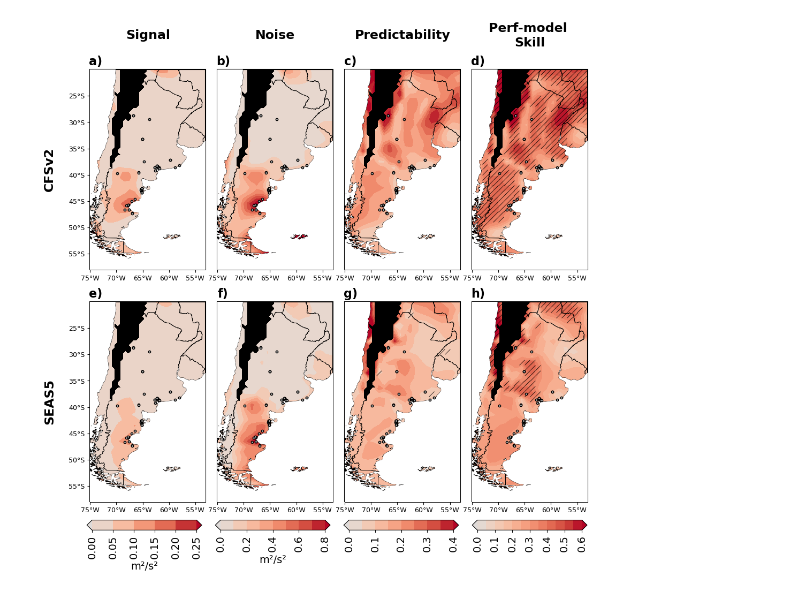
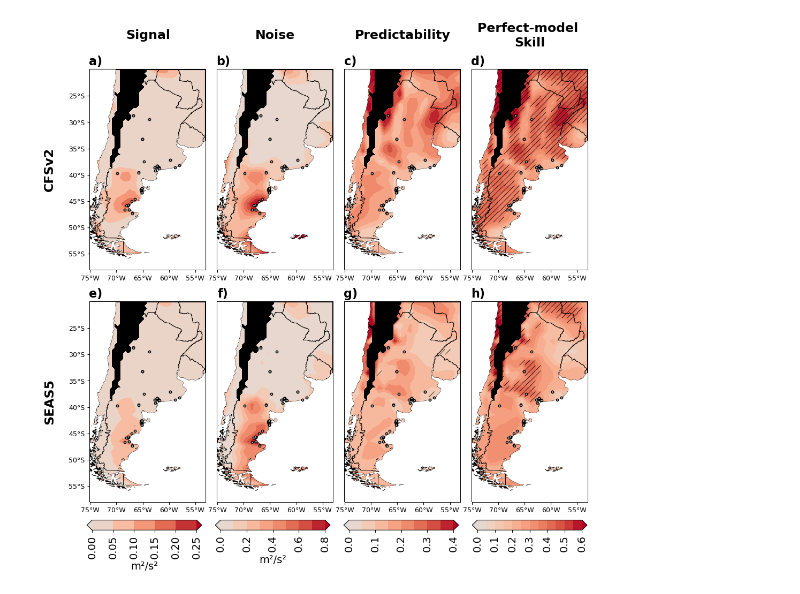
Before and after one commit to cviazzo17/WindForecastEval, a Jupyter notebook: ipynb/predictability/predictability.ipynb, the cells around one changed output. Saved outputs shown, nothing was run; the diff lists cells and outputs as text; code cells hidden in the pictures.

```diff
--- a/ipynb/predictability/predictability.ipynb
+++ b/ipynb/predictability/predictability.ipynb
@@ -40,12 +40,12 @@ data_graph = [list_cfsv2, list_seas5]
 # %%
 letters = [['a)', 'b)', 'c)', 'd)'],
            ['e)', 'f)', 'g)', 'h)']]
-variables = ['Signal', 'Noise', 'Predictability', 'Perf-model \nSkill']
+variables = ['Signal', 'Noise', 'Predictability', 'Perfect-model \nSkill']
 var_levels = [np.arange(0, 0.30, 0.05),  # signal
               np.arange(0, 0.90, 0.1),  # noise
               np.arange(0, 0.45, 0.05),
               np.arange(0, 0.65, 0.05)]
-bases = ['CFSv2', 'ECMWFs5']
+bases = ['CFSv2', 'SEAS5']
 
 latnorth, latsouth, lonwest, loneast = -20, -58, -75, -53
 
@@ -76,7 +76,7 @@ lats_w = df.apply(lambda row: row['Lat'][0], axis=1).tolist()
 lons_w = df.apply(lambda row: row['Lat'][1], axis=1).tolist()
 
 # Load elevation data
-elev_file = '/home/carla/Desktop/Tesis/Datos/elev.0.5-deg.nc'
+elev_file = path_in + '/elev.0.5-deg.nc'
 elev_data = Dataset(elev_file, mode='r')
 lons_ele, lats_ele = np.meshgrid(elev_data.variables['lon'][:], elev_data.variables['lat'][:])
 elev = ma.masked_where(elev_data.variables['data'][:] < 1500, elev_data.variables['data'][:])
@@ -122,7 +122,7 @@ for i, base in enumerate(bases):
             idx = (data_graph[i][0] * (M[i]-1) * T / (data_graph[i][1] * (T-1))) < F_crit
             ax.scatter(lon[idx], lat[idx], marker=(2, 0, 315), color='k', s=100, linewidth=0.55)
 
-        if variable == 'Perf-model \nSkill':
+        if variable == 'Perfect-model \nSkill':
             r_crit = 0.3437747
             idx = data_graph[i][j] > r_crit
             ax.scatter(lon[idx], lat[idx], marker=(2, 0, 315), color='k', s=100, linewidth=0.55)
@@ -132,32 +132,36 @@ for i, base in enumerate(bases):
             cbar_ax = fig.add_axes([0.120 + j * 0.20, 0.08, 0.179, 0.017])
             cbar = fig.colorbar(cf, cax=cbar_ax, orientation='horizontal', pad=0.1, aspect=20, fraction=0.1)
             cbar.ax.tick_params(axis='x', labelrotation=90, labelsize=14)
 
             if j in [0, 1]:
                 cbar.set_label('m²/s²', fontsize=14)
 
             if variable == 'Noise':
                 cbar.set_ticks(np.round(np.arange(0, 1.0, 0.2), 2))
                 cbar.set_ticklabels(np.round(np.arange(0, 1.0, 0.2), 2))
 
             if variable == 'Predictability':
                 cbar.set_ticks(np.round(np.arange(0, 0.5, 0.1), 2))
                 cbar.set_ticklabels(np.round(np.arange(0, 0.5, 0.1), 2))
 
 
         if i == 0:
             ax.text(0.5, 1.17, variable, ha='center', va='center', fontweight='bold',
                     fontsize=17, transform=ax.transAxes)
 
         if j == 0:
-            ax.text(-0.35, 0.5, 'SEAS5' if i == 1 else base, ha='center', va='center',
+            ax.text(-0.35, 0.5, base, ha='center', va='center',
                     fontweight='bold', fontsize=17, rotation='vertical', transform=ax.transAxes)
 
 
         for spine in ax.spines.values():
             spine.set_edgecolor('black')
             spine.set_linewidth(1.5)
 
+# path_out = ''
+# file_name_out = f'predictability_{season}.jpeg'
+# plt.savefig(os.path.join(path_out, file_name_out), dpi=700, bbox_inches='tight')
+
 plt.subplots_adjust(wspace=0.1, hspace=0.05)
 # %% [output]
-[figure, old version]
+[figure, new version]
```
Also changed, not shown: 19 other files.
